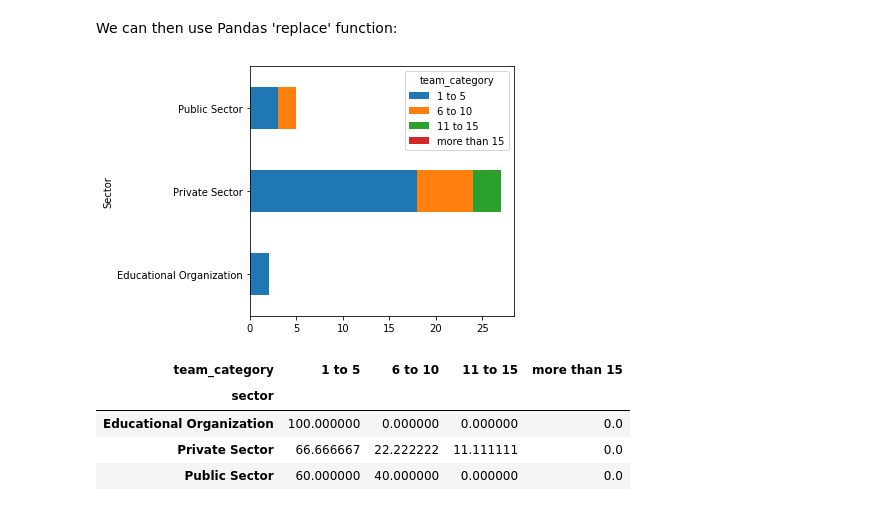
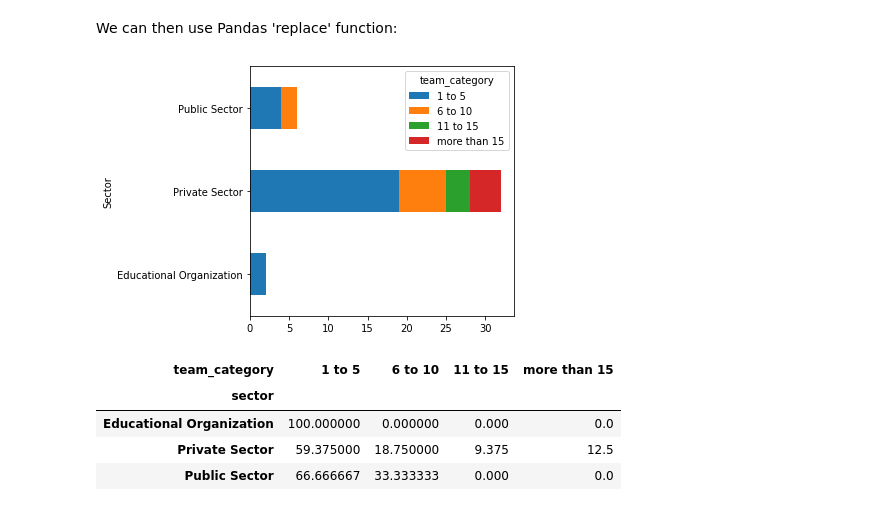
Before and after one commit to eng-aomar/Security_in_practice, a Jupyter notebook: security_in_practice.ipynb, the cells around one changed output. Cells and saved outputs as stored; diff of their text form; code cells hidden in the pictures.

```diff
--- a/security_in_practice.ipynb
+++ b/security_in_practice.ipynb
@@ -243,9 +257,9 @@ fig2.savefig(image_name, format=image_format, dpi=1200)
 # %%
 #df_responses.groupby(['years_of_experince', 'qualification ']).size().unstack().plot(kind='bar', stacked=True, figsize=(15, 5))
 
-category= pd.cut(df_responses.years_of_experince,bins=[1,3,6,10,30],labels=['1 to 3 years','4 to 6 years','7 to 10 years','11 years or more'])
+category= pd.cut(df_responses.years_of_experince,bins=[0,3,6,10,15],labels=['1 to 3 years','4 to 6 years','7 to 10 years','11 years or more'])
 df_responses.insert(3,'Experience_category',category)
-df_responses['Experience_category'].value_counts()
+dd=df_responses['Experience_category'].value_counts()
 
 df_responses.groupby(['Experience_category', 'qualification ']).size().unstack().plot(kind='barh', stacked=True,xlabel='Years of Experience')
 #plot_sws = ax3.barh(df_responses.groupby(['Experience_category', 'qualification ']).size().unstack(),stacked=True )
@@ -294,23 +341,23 @@ We can then use Pandas 'replace' function:
 # %%
 myOrd = df_responses.sector.replace(myCoding,inplace=True)
 # %%
-team_category= pd.cut(df_responses.team_size,bins=[1,5,10,15,20],labels=['1 to 5','6 to 10','11 to 15','more than 15'])
+team_category= pd.cut(df_responses.team_size,bins=[0,5,10,15,150],labels=['1 to 5','6 to 10','11 to 15','more than 15'])
 df_responses.insert(4,'team_category',team_category)
 df_responses.groupby(['sector', 'team_category']).size().unstack().plot(kind='barh', stacked=True,xlabel='Sector')
 
 plt.tight_layout() # to get full text labels when saving the figures
 
 plt.show()
 image_name= 'tm_sector.svg'
 #fig3.savefig(image_name, format=image_format, dpi=1200)
 # %% [output]
-[figure, old version]
+[figure, new version]
 # %%
 plotdata4 = df_responses.groupby(['sector', 'team_category']).size().unstack().div(df_responses.groupby(['sector', 'team_category']).size().unstack().sum(axis=1), axis=0)*100
 plotdata4
 # %% [output]
 | team_category | 1 to 5 | 6 to 10 | 11 to 15 | more than 15 |
 | sector |  |  |  |  |
-| Educational Organization | 100.000000 | 0.000000 | 0.000000 | 0.0 |
-| Private Sector | 66.666667 | 22.222222 | 11.111111 | 0.0 |
-| Public Sector | 60.000000 | 40.000000 | 0.000000 | 0.0 |
+| Educational Organization | 100.000000 | 0.000000 | 0.000 | 0.0 |
+| Private Sector | 59.375000 | 18.750000 | 9.375 | 12.5 |
+| Public Sector | 66.666667 | 33.333333 | 0.000 | 0.0 |
```
Also changed, not shown: parts of 15 cells of this notebook.
